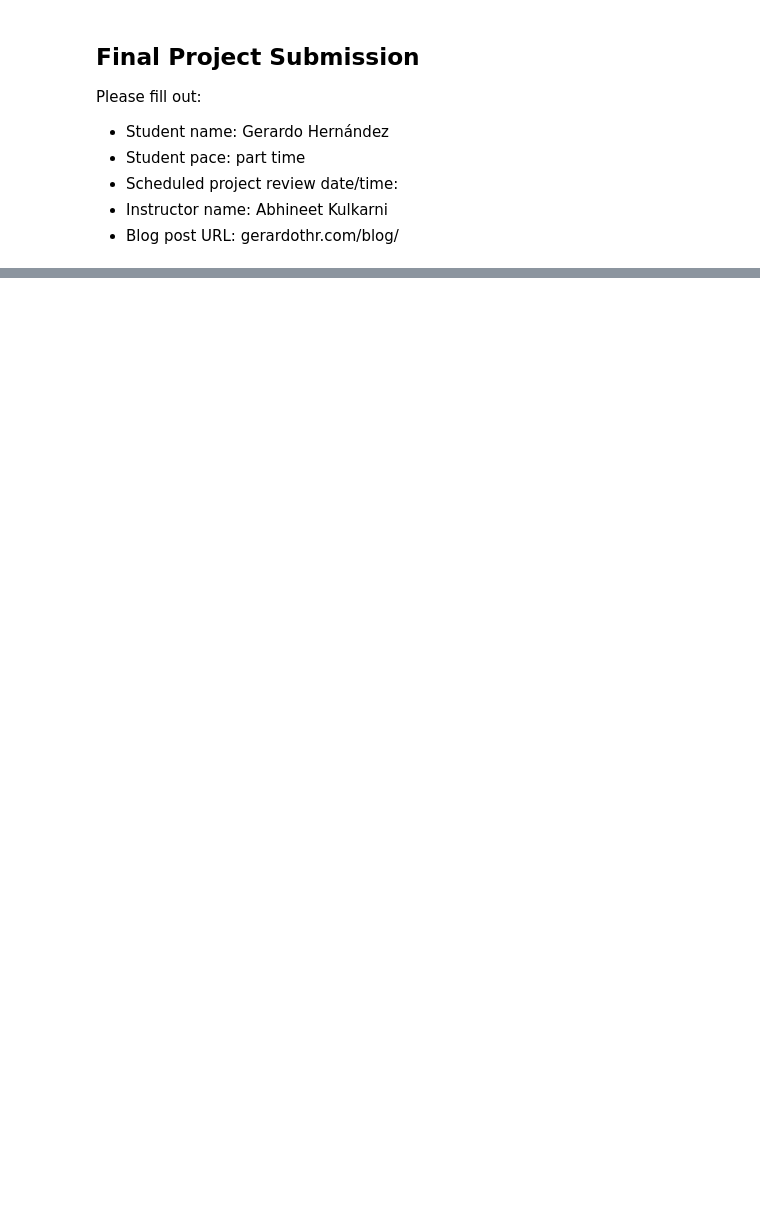
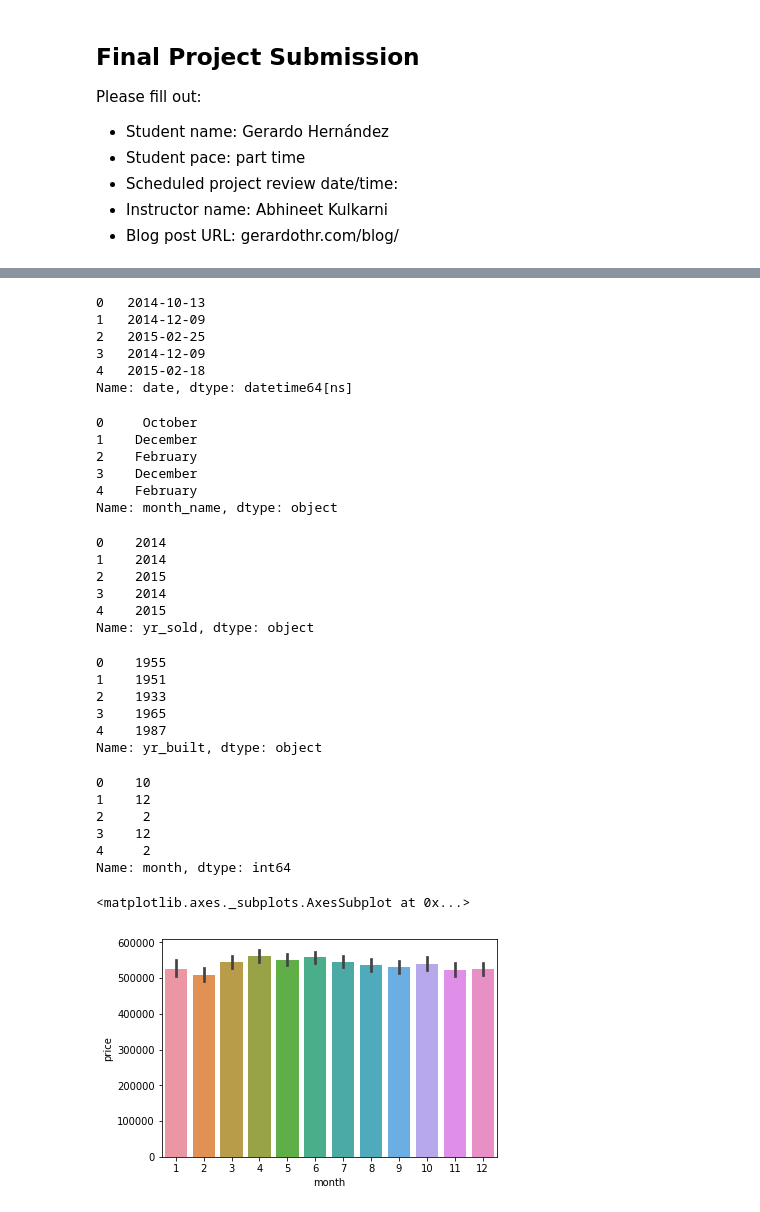
Before and after one commit to gerardothr/dsc-v2-mod1-final-project-online-ds-pt-071519, a Jupyter notebook: student.ipynb, the cells around one changed output, grey strips where cells are left out. Saved outputs shown, nothing was run; the diff lists cells and outputs as text; code cells hidden in the pictures; blank space fills up the shorter version.

Commit message:
data preprocessing v1.5

```diff
--- a/student.ipynb
+++ b/student.ipynb
@@ -47,0 +161,59 @@ Index(['id', 'date', 'price', 'bedrooms', 'bathrooms', 'sqft_living',
+# %%
+# Verify conversion from string to datetime
+df.date.head()
+# %% [output]
+0   2014-10-13
+1   2014-12-09
+2   2015-02-25
+3   2014-12-09
+4   2015-02-18
+Name: date, dtype: datetime64[ns]
+# %%
+# Make new column 'month_name' with full month name from 'date'
+df['month_name'] = df['date'].map(lambda x: x.strftime('%B'))
+df.month_name.head() # verify new column
+# %% [output]
+0     October
+1    December
+2    February
+3    December
+4    February
+Name: month_name, dtype: object
+# %%
+# Make new column 'yr_sold' with year from 'date'
+df['yr_sold'] = df['date'].map(lambda x: x.strftime('%Y'))
+df.yr_sold.head() # verify new column
+# %% [output]
+0    2014
+1    2014
+2    2015
+3    2014
+4    2015
+Name: yr_sold, dtype: object
+# %%
+# Convert 'yr_built' to datetime
+df['yr_built'] = df.yr_built.map(lambda x: datetime.datetime.strptime(str(x), '%Y'))
+df['yr_built'] = df.yr_built.map(lambda x: x.strftime('%Y')) # Isolate Year
+df.yr_built.head() # verify conversion
+# %% [output]
+0    1955
+1    1951
+2    1933
+3    1965
+4    1987
+Name: yr_built, dtype: object
+# %%
+df['month'] = df['date'].map(lambda x: x.month)
+df.month.head()
+# %% [output]
+0    10
+1    12
+2     2
+3    12
+4     2
+Name: month, dtype: int64
+# %%
+sns.barplot(x='month', y='price', data=df)
+# %% [output]
+<matplotlib.axes._subplots.AxesSubplot at 0x...>
+[figure, added]
```
Also changed, not shown: parts of 19 cells of this notebook.
